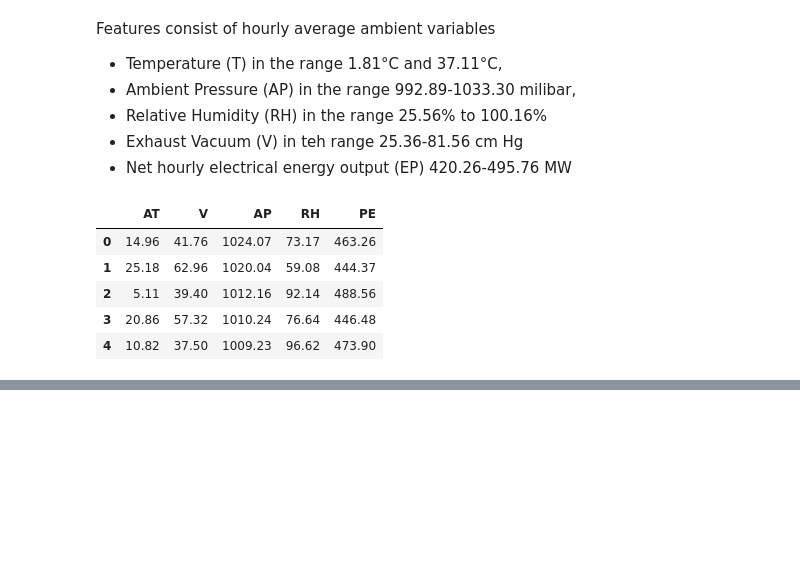
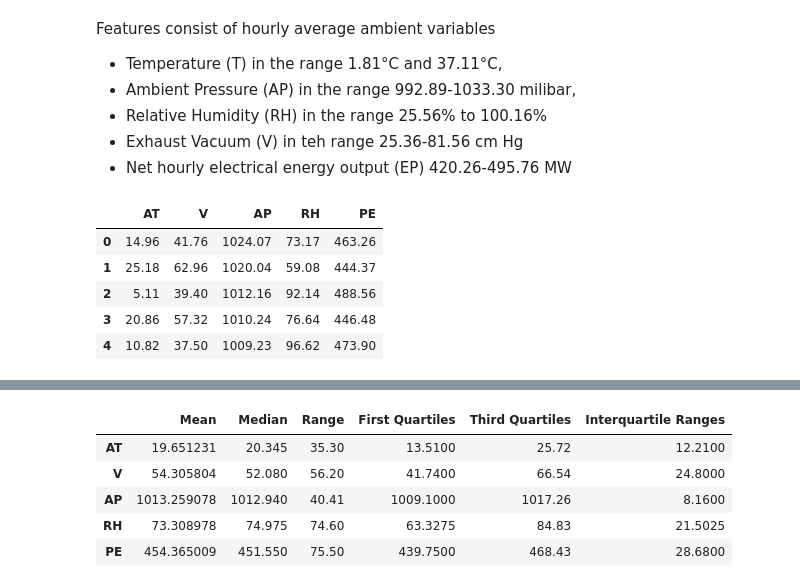
Before and after one commit to gsankarvg/Pattern-Rec---LC1, a Jupyter notebook: q7.ipynb, the cells around one changed output, grey strips where cells are left out. Cells and saved outputs as stored; diff of their text form; code cells hidden in the pictures; blank space fills up the shorter version.

```diff
--- a/q7.ipynb
+++ b/q7.ipynb
@@ -19,0 +67,17 @@ ccpp.head()
+# %%
+stats = pd.DataFrame()
+
+stats['Mean'] = ccpp.mean()
+stats['Median'] = ccpp.median()
+stats['Range'] = ccpp.max() - ccpp.min()
+stats['First Quartiles'] = ccpp.quantile(0.25)
+stats['Third Quartiles'] = ccpp.quantile(0.75)
+stats['Interquartile Ranges'] = stats['Third Quartiles'] - stats['First Quartiles']
+stats
+# %% [output]
+|  | Mean | Median | Range | First Quartiles | Third Quartiles | Interquartile Ranges |
+| AT | 19.651231 | 20.345 | 35.30 | 13.5100 | 25.72 | 12.2100 |
+| V | 54.305804 | 52.080 | 56.20 | 41.7400 | 66.54 | 24.8000 |
+| AP | 1013.259078 | 1012.940 | 40.41 | 1009.1000 | 1017.26 | 8.1600 |
+| RH | 73.308978 | 74.975 | 74.60 | 63.3275 | 84.83 | 21.5025 |
+| PE | 454.365009 | 451.550 | 75.50 | 439.7500 | 468.43 | 28.6800 |
```
Also changed, not shown: parts of 21 cells of this notebook, 5 other files.
